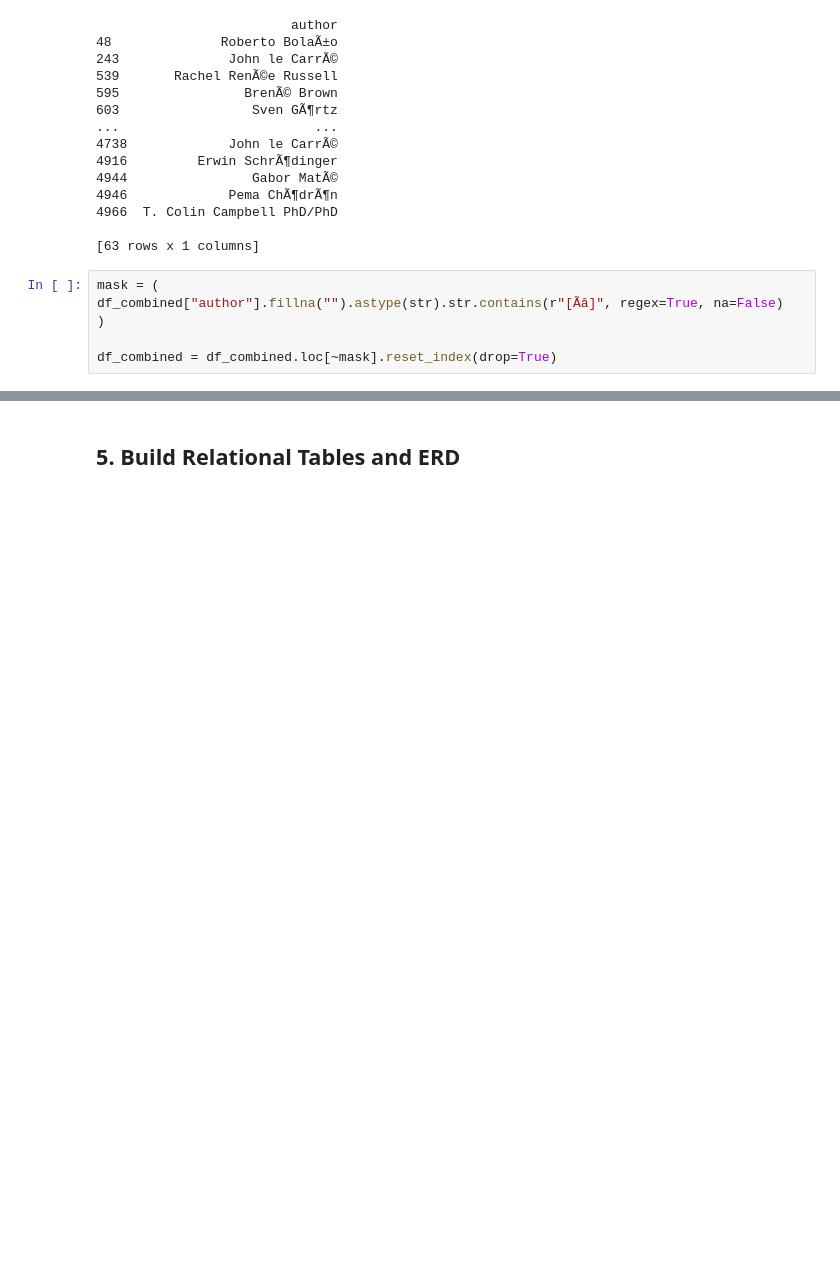
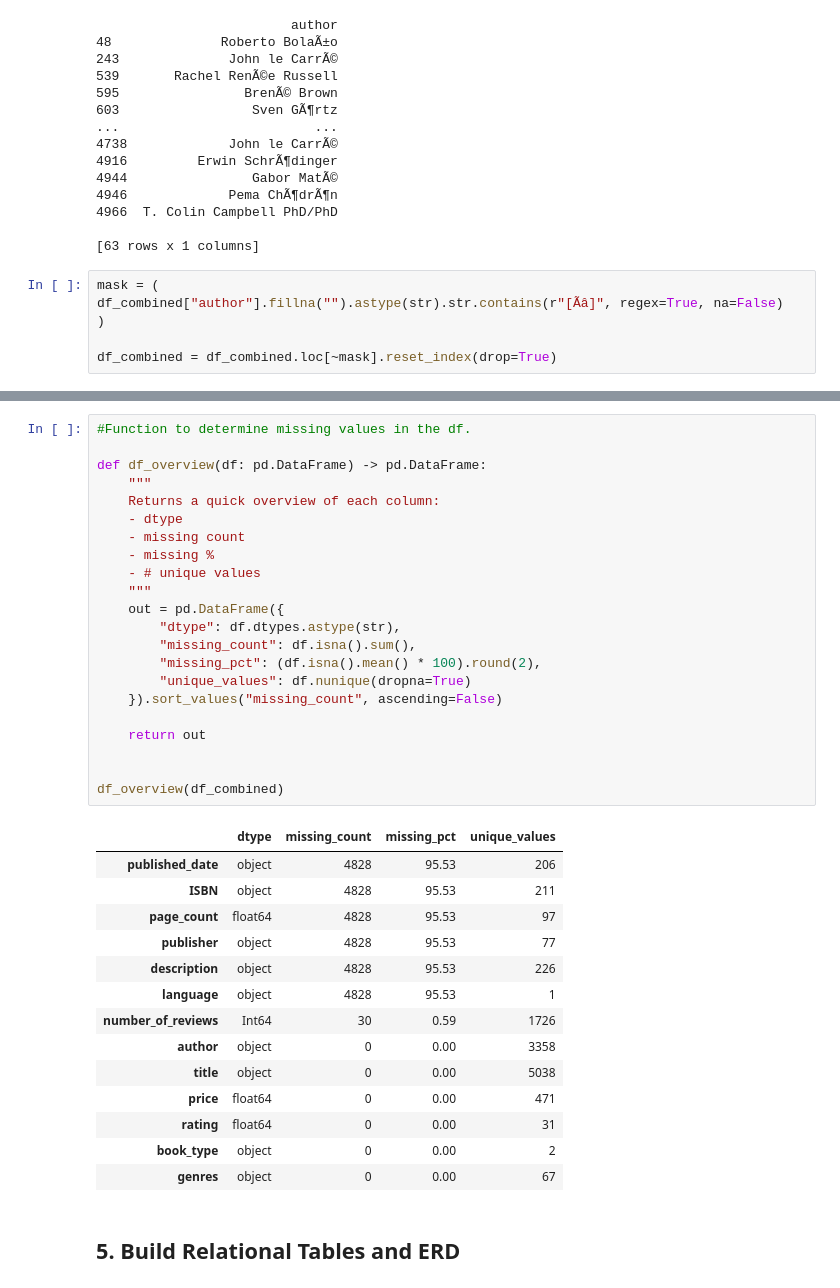
Before and after one commit to laurenmsapp1/comparison_books_audiobooks, a Jupyter notebook: notebooks/comparison_books.ipynb, the cells around one changed output, grey strips where cells are left out. Drawn from its saved outputs; the diff is of its cells as text; blank space fills up the shorter version.

```diff
--- a/notebooks/comparison_books.ipynb
+++ b/notebooks/comparison_books.ipynb
@@ -569,3 +625,40 @@ df_combined = df_combined.loc[~mask].reset_index(drop=True)
+# %%
+#Function to determine missing values in the df.
+
+def df_overview(df: pd.DataFrame) -> pd.DataFrame:
+    """
+    Returns a quick overview of each column:
+    - dtype
+    - missing count
+    - missing %
+    - # unique values
+    """
+    out = pd.DataFrame({
+        "dtype": df.dtypes.astype(str),
+        "missing_count": df.isna().sum(),
+        "missing_pct": (df.isna().mean() * 100).round(2),
+        "unique_values": df.nunique(dropna=True)
+    }).sort_values("missing_count", ascending=False)
+
+    return out
+
+
+df_overview(df_combined)
+# %% [output]
+|  | dtype | missing_count | missing_pct | unique_values |
+| published_date | object | 4828 | 95.53 | 206 |
+| ISBN | object | 4828 | 95.53 | 211 |
+| page_count | float64 | 4828 | 95.53 | 97 |
+| publisher | object | 4828 | 95.53 | 77 |
+| description | object | 4828 | 95.53 | 226 |
+| language | object | 4828 | 95.53 | 1 |
+| number_of_reviews | Int64 | 30 | 0.59 | 1726 |
+| author | object | 0 | 0.00 | 3358 |
+| title | object | 0 | 0.00 | 5038 |
+| price | float64 | 0 | 0.00 | 471 |
+| rating | float64 | 0 | 0.00 | 31 |
+| book_type | object | 0 | 0.00 | 2 |
+| genres | object | 0 | 0.00 | 67 |
 # %% [markdown]
 ## 5. Build Relational Tables and ERD
 # %%
```
Also changed, not shown: parts of 4 cells of this notebook, 1 other file.
